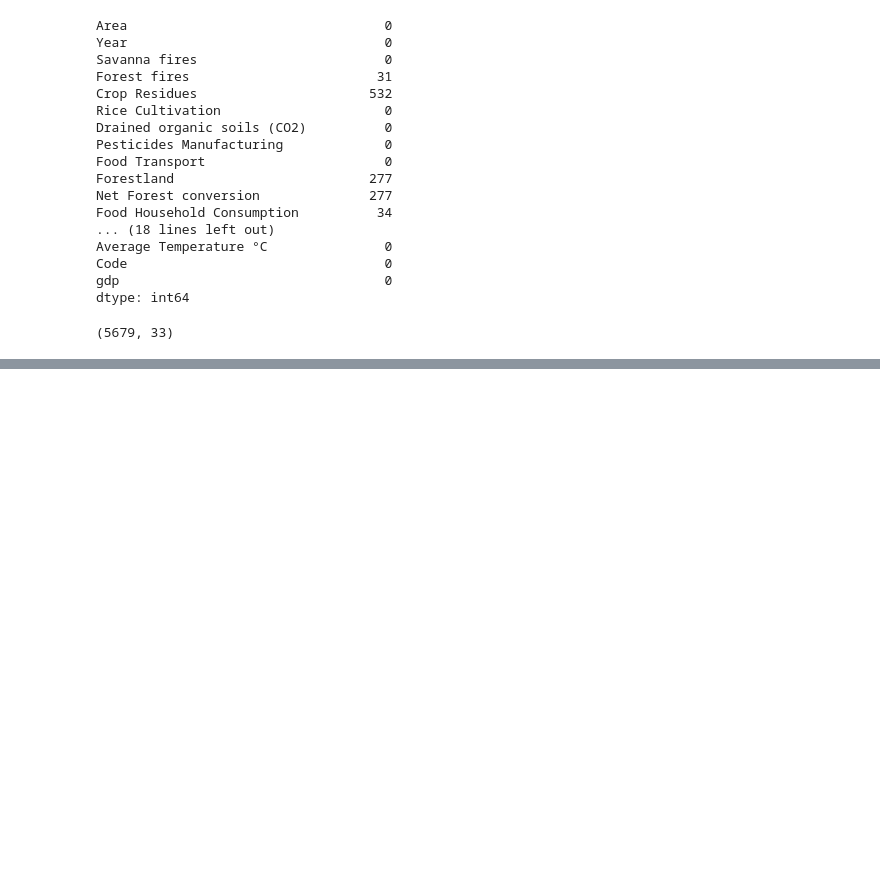
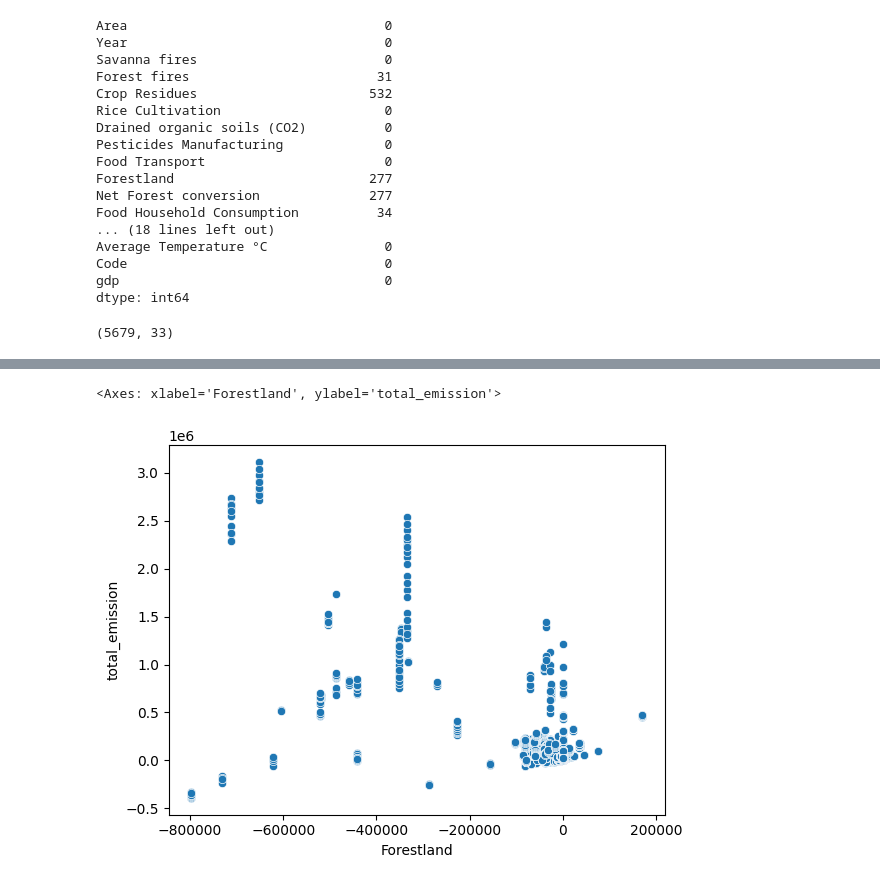
Before and after one commit to JuliaPPfeiffer/DS3001-Project, a Jupyter notebook: EDA.ipynb, the cells around one changed output, grey strips where cells are left out. Drawn from its saved outputs; the diff is of its cells as text; code cells hidden in the pictures; blank space fills up the shorter version.

```diff
--- a/EDA.ipynb
+++ b/EDA.ipynb
@@ -381,0 +456,6 @@ agri_gdp_df.shape
+# %%
+
+sns.scatterplot(data=agri_gdp_df,x='Forestland',y='total_emission')
+# %% [output]
+<Axes: xlabel='Forestland', ylabel='total_emission'>
+[figure, added]
```
Also changed, not shown: parts of 16 cells of this notebook.
